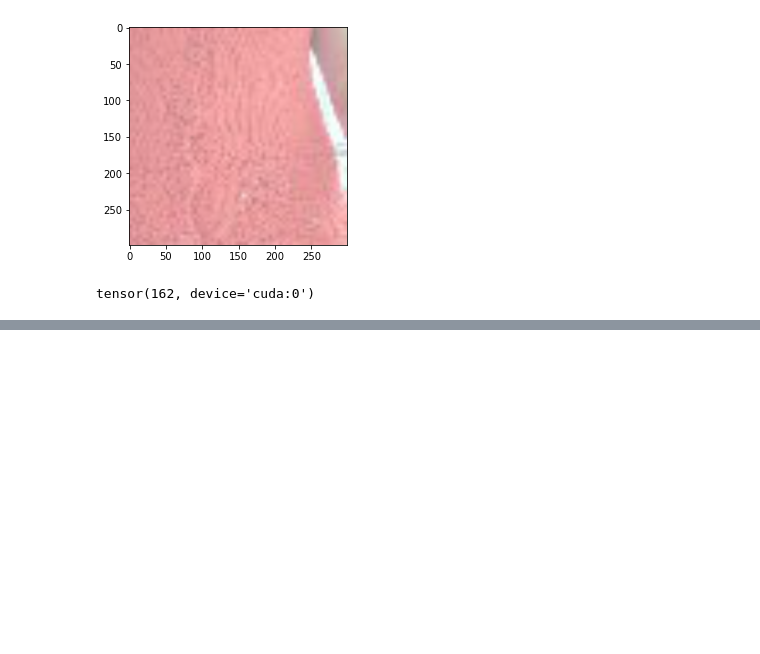
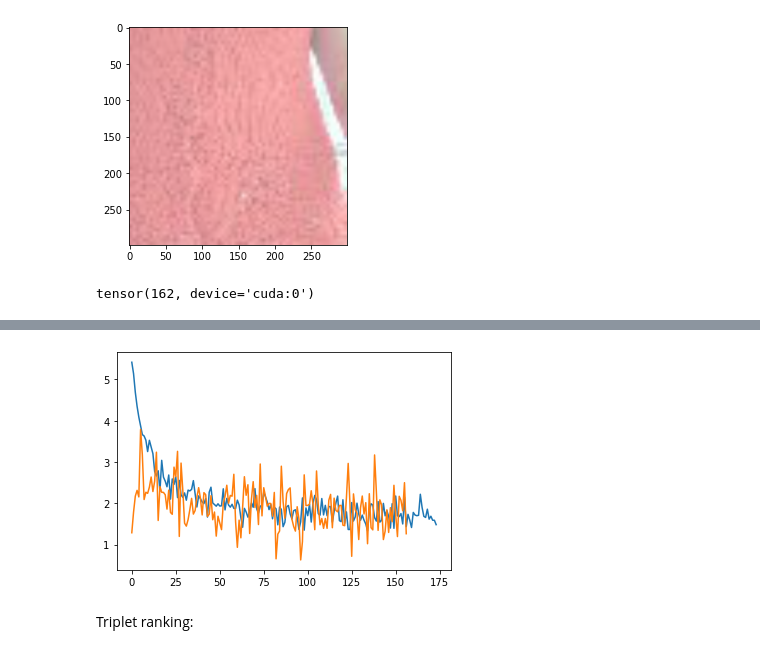
Before and after one commit to g-peery/stability-training, a Jupyter notebook: Model.ipynb, the cells around one changed output, grey strips where cells are left out. Drawn from its saved outputs; the diff is of its cells as text; code cells hidden in the pictures; blank space fills up the shorter version.

```diff
--- a/Model.ipynb
+++ b/Model.ipynb
@@ -955,0 +1217,32 @@ fig.show()
+# %%
+resnet_transform = T.Compose([
+    T.Resize((256,256)),
+    T.CenterCrop(224),
+    T.ToTensor(),
+    T.Normalize(mean=[0.485, 0.456, 0.406], std=[0.229, 0.224, 0.225]),
+])
+
+#train_path = os.path.join(os.path.abspath(""), "tiny-imagenet-200\\train")
+#test_path = os.path.join(os.path.abspath(""), "tiny-imagenet-200\\val")
+#trd = TripletRankingDataset(train_path, 2, 2, transform=resnet_transform)
+#trd_test = TripletRankingDataset(test_path, 1, 1, transform=resnet_transform)
+data_dir = os.path.join(os.path.abspath(""), "tiny-imagenet-200")
+class_dataset_train = datasets.ImageFolder(os.path.join(data_dir, "train"), transform=resnet_transform)
+class_dataset_val = datasets.ImageFolder(os.path.join(data_dir, "val"), transform=resnet_transform)
+
+batch_size = 64
+loaders = torch.utils.data.DataLoader(class_dataset_train, batch_size=batch_size,
+                                     num_workers=0, shuffle=True)
+test_loader = torch.utils.data.DataLoader(class_dataset_val, batch_size=batch_size,
+                                     num_workers=0)
+# %%
+resnet = torchvision.models.resnet18(pretrained=True)
+
+for param in resnet.parameters():
+    param.requires_grad = False
+
+resnet.fc = nn.Linear(512, 200, bias=True)
+
+resnet = resnet.to(device)
+# %%
+optimizer = optim.SGD(resnet.parameters(), lr=0.002, momentum=0.9)
@@ -955,0 +1361,6 @@ fig.show()
+# %%
+plt.plot(resnet_result.train_loss_history[::len(resnet_result.train_loss_history)//len(resnet_result.test_loss_history)][::10])
+plt.plot(resnet_result.test_loss_history[::10])
+plt.show()
+# %% [output]
+[figure, added]
@@ -955,0 +1369,2 @@ fig.show()
+# %% [markdown]
+Triplet ranking:
```
Also changed, not shown: parts of 36 cells of this notebook.
